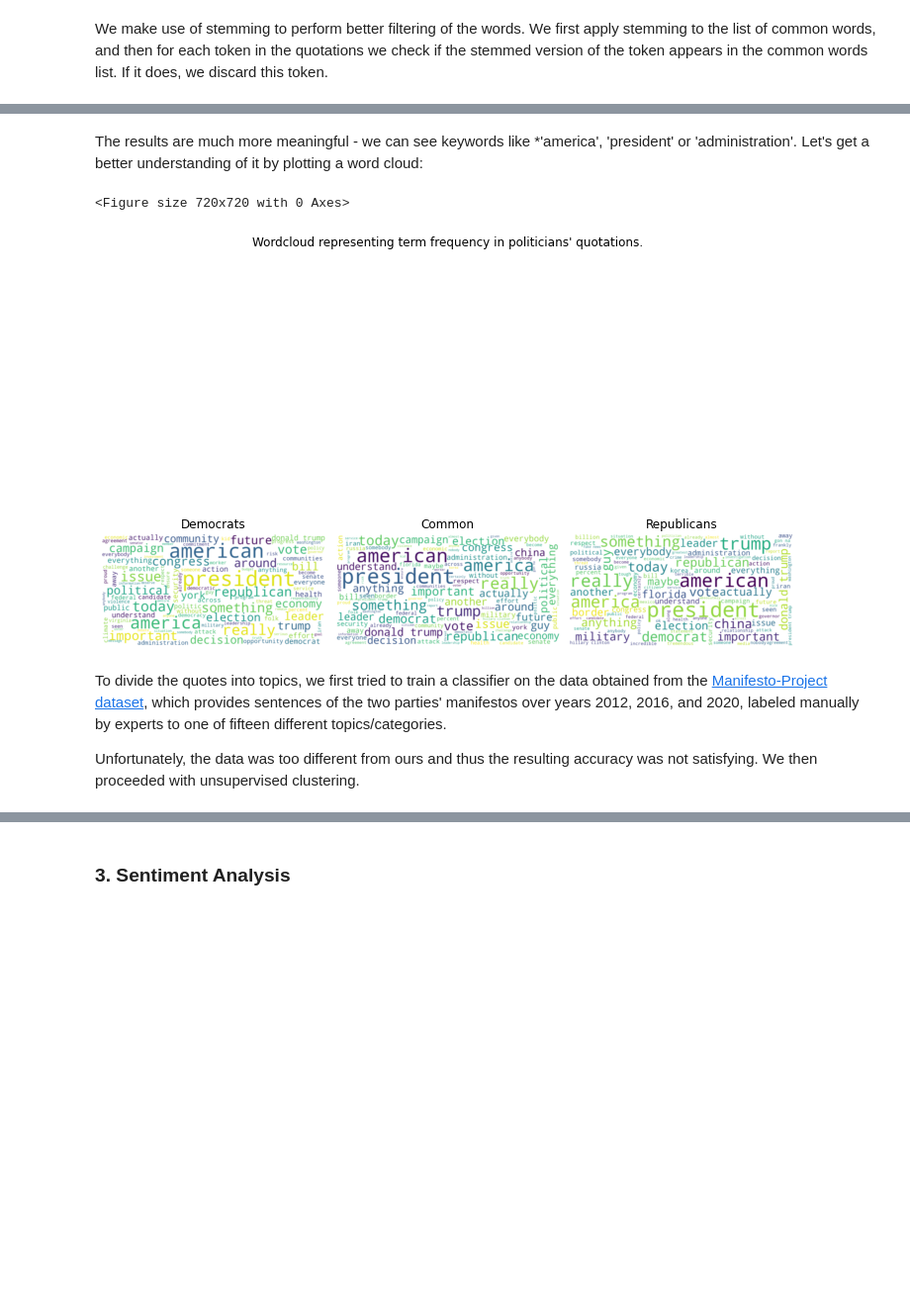
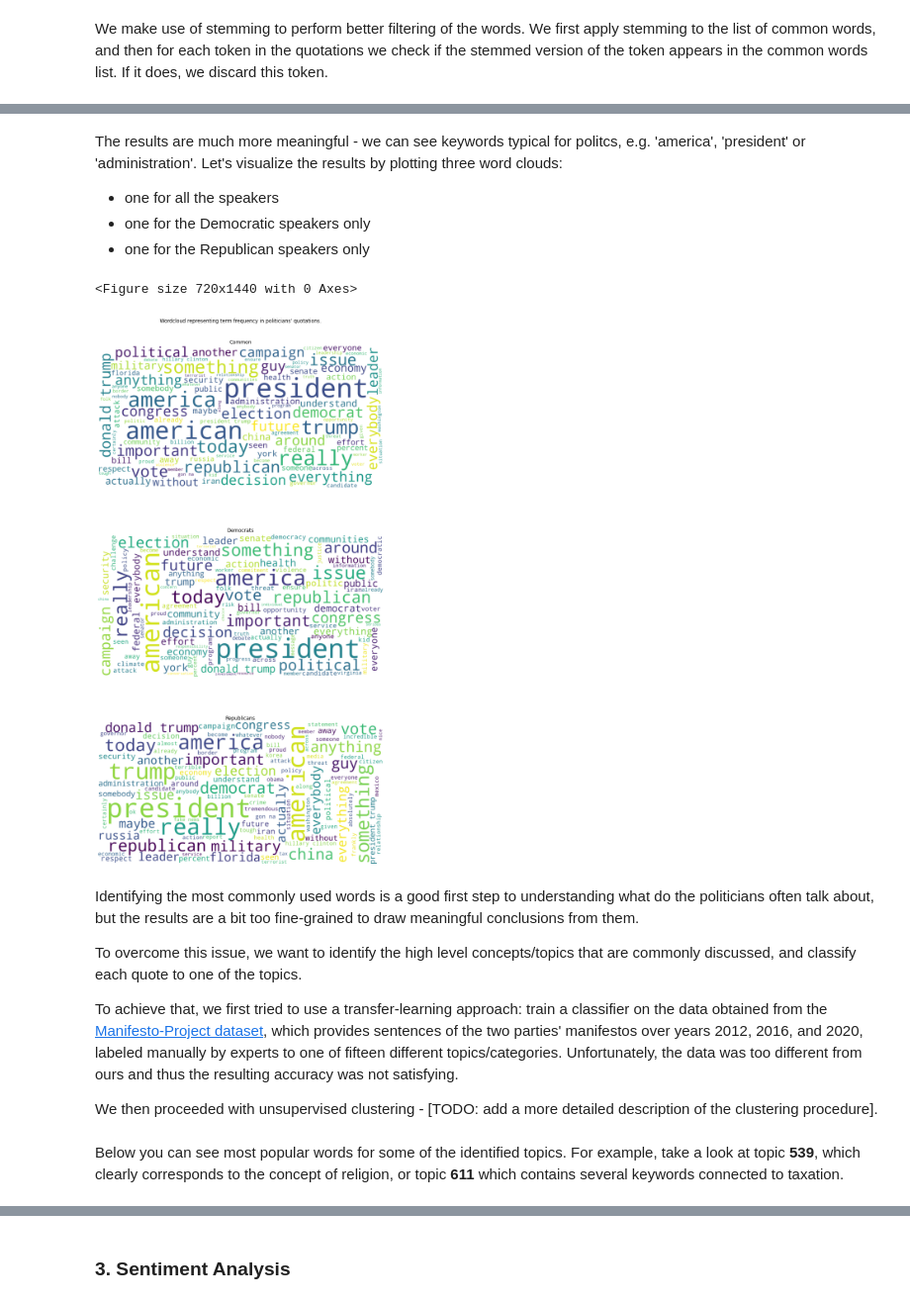
Before and after one commit to cndesabbata/Political-affiliation-predictor-from-quotes, a Jupyter notebook: political_classifier.ipynb, the cells around one changed output, grey strips where cells are left out. Shown at 99% size. Saved outputs shown, nothing was run; the diff lists cells and outputs as text; code cells hidden in the pictures; blank space fills up the shorter version.

```diff
--- a/political_classifier.ipynb
+++ b/political_classifier.ipynb
@@ -85,6 +104,8 @@ Performing step 1 reduces the size of the dataset from 17 million rows to around
 # %%
 # additional preprocessing to obtain the US politicans data
 US_POLITICIANS = "data/binary/us-politicians.pickle"
+DEMOCRATIC_PARTY_ID = 29552
+REPUBLICAN_PARTY_ID = 29468
 data = pd.read_pickle(US_POLITICIANS)
 # filter to only keep the american politicians
 data = data[data["party"].isin([29468, 29552])]
@@ -165,8 +183,7 @@ Example stopwords:  ['i', 'me', 'my', 'myself', 'we', 'our', 'ours', 'ourselves'
 # %%
 from nltk.tokenize import word_tokenize
 
-# look at most common words
-
+# look at most common word
 
 def get_words(df):
     quotes = df["quotation"]
@@ -176,7 +193,7 @@ def get_words(df):
     return words
 
 
-words = get_words(sampleDf)
+words = get_words(sample_df)
 
 print("Most common words: ")
 words.value_counts()[:10]
@@ -251,50 +268,69 @@ vote              1229
 dtype: int64
 # %% [markdown]
-The results are much more meaningful - we can see keywords like *'america', 'president' or 'administration'. Let's get a better understanding of it by plotting a word cloud:
+The results are much more meaningful - we can see keywords typical for politcs, e.g. 'america', 'president' or 'administration'. Let's visualize the results by plotting three word clouds:
+* one for all the speakers
+* one for the Democratic speakers only
+* one for the Republican speakers only
 # %%
 # adapted from: https://www.datacamp.com/community/tutorials/wordcloud-python
 from wordcloud import WordCloud
 import matplotlib.pyplot as plt
 
+def divide_by_party(df):
+    democratic_party = DEMOCRATIC_PARTY_ID
+    republican_party = REPUBLICAN_PARTY_ID
+    democrats = df[df["party"] == democratic_party]
+    republicans = df[df["party"] == republican_party]
+    all_speakers = df.copy()
+
+    return all_speakers, democrats, republicans
 
 def make_wordcloud(df):
     words = get_words(df)
     filtered_words = filter_words(words)
 
-    plt.rcParams["figure.figsize"] = (10, 10)
+    plt.rcParams["figure.figsize"] = (10, 20)
 
     wordcloud = WordCloud(width=1600, height=800, max_font_size=150,
                           max_words=100, background_color="white")
     wordcloud.generate(" ".join(filtered_words))
     return wordcloud
 
 
-demWordcloud = make_wordcloud(sampleDf[sampleDf['party'] == 29552])
-repWordcloud = make_wordcloud(sampleDf[sampleDf['party'] == 29468])
-commonWordcloud = make_wordcloud(sampleDf)
+common, democrats, republicans = divide_by_party(sample_df)
+
+common_wordcloud = make_wordcloud(common)
+democrats_worldcloud = make_wordcloud(democrats)
+republican_wordcloud = make_wordcloud(republicans)
 
 plt.figure()
-fig, axs = plt.subplots(1, 3)
+fig, axs = plt.subplots(3, 1)
 fig.suptitle(
     "Wordcloud representing term frequency in politicians' quotations.")
 
-axs[0].set_title('Democrats')
-axs[0].imshow(demWordcloud, interpolation="bilinear")
-axs[1].set_title('Common')
-axs[1].imshow(commonWordcloud, interpolation="bilinear")
+axs[0].set_title('Common')
+axs[0].imshow(common_wordcloud, interpolation="bilinear")
+
+axs[1].set_title('Democrats')
+axs[1].imshow(democrats_worldcloud, interpolation="bilinear")
+
 axs[2].set_title('Republicans')
-axs[2].imshow(repWordcloud, interpolation="bilinear")
+axs[2].imshow(republican_wordcloud, interpolation="bilinear")
 
 for ax in axs:
     ax.axis('off')
 
 fig.tight_layout()
 plt.show()
 # %% [output]
-<Figure size 720x720 with 0 Axes>
+<Figure size 720x1440 with 0 Axes>
-[figure, old version]
+[figure, new version]
 # %% [markdown]
-To divide the quotes into topics, we first tried to train a classifier on the data obtained from the [Manifesto-Project dataset](https://manifestoproject.wzb.eu), which provides sentences of the two parties' manifestos over years 2012, 2016, and 2020, labeled manually by experts to one of fifteen different topics/categories.
+Identifying the most commonly used words is a good first step to understanding what do the politicians often talk about, but the results are a bit too fine-grained to draw meaningful conclusions from them.
 
-Unfortunately, the data was too different from ours and thus the resulting accuracy was not satisfying. We then proceeded with unsupervised clustering.
+To overcome this issue, we want to identify the high level concepts/topics that are commonly discussed, and classify each quote to one of the topics.
+
+To achieve that, we first tried to use a transfer-learning approach: train a classifier on the data obtained from the [Manifesto-Project dataset](https://manifestoproject.wzb.eu), which provides sentences of the two parties' manifestos over years 2012, 2016, and 2020, labeled manually by experts to one of fifteen different topics/categories. Unfortunately, the data was too different from ours and thus the resulting accuracy was not satisfying.
+
+We then proceeded with unsupervised clustering - [TODO: add a more detailed description of the clustering procedure].
 # %%
@@ -305,6 +343,8 @@ if not os.path.exists("data/binary/us-politicians-with-clusters"):
     topic_model = BERTopic.load("data/BERTopic_model")
     topics = topic_model.fit_transform(quotes)
     # ...
+# %% [markdown]
+Below you can see most popular words for some of the identified topics. For example, take a look at topic **539**, which clearly corresponds to the concept of religion, or topic **611** which contains several keywords connected to taxation.
 # %%
 import re
 
```
Also changed, not shown: parts of 23 cells of this notebook, 4 other files.
